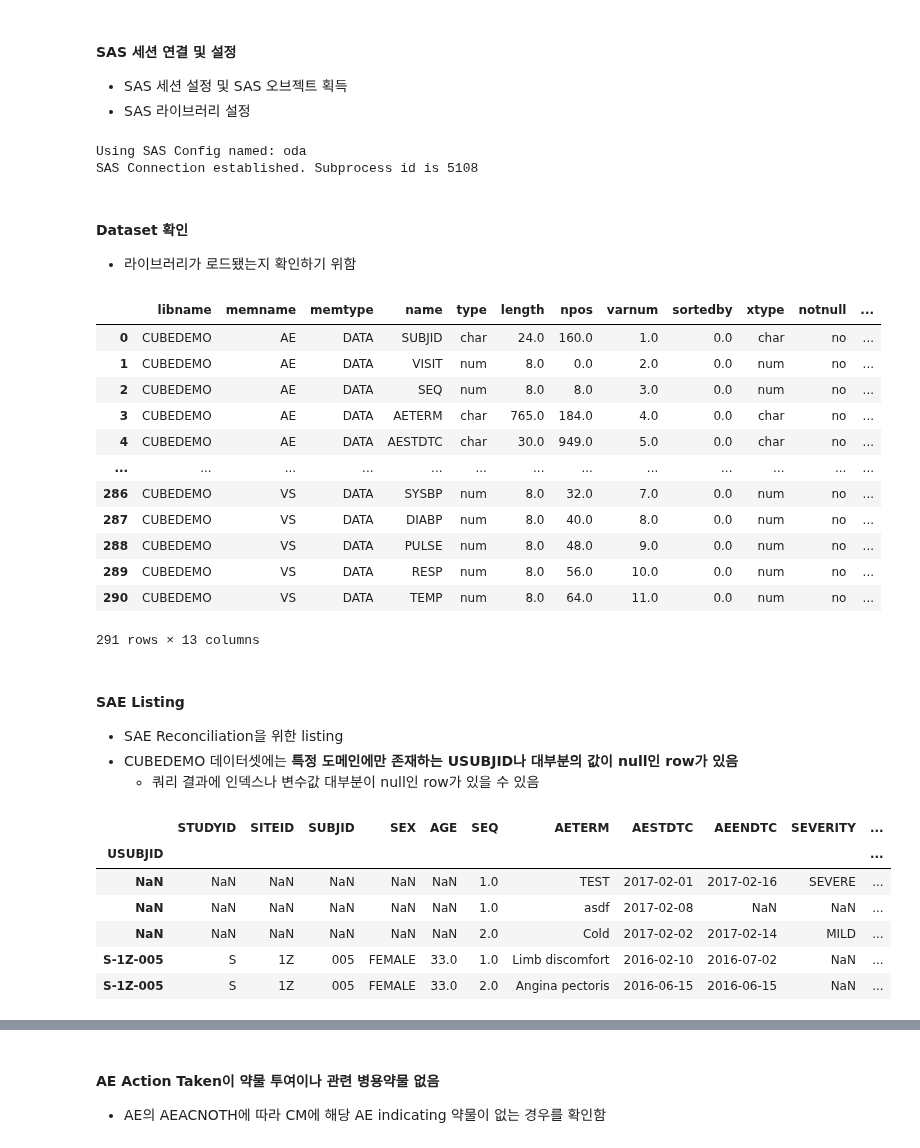
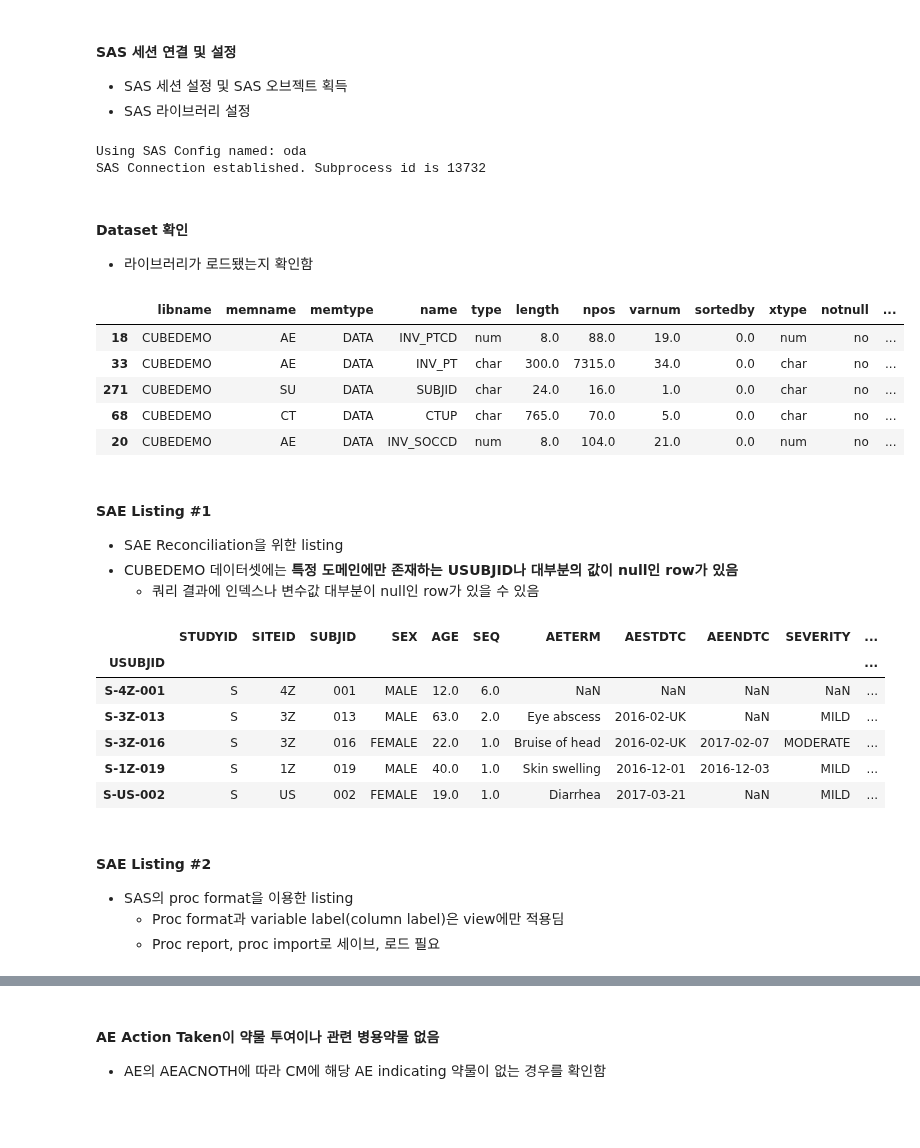
Before and after one commit to beeseosil/pub, a Jupyter notebook: ct/dmc.ipynb, the cells around one changed output, grey strips where cells are left out. Cells and saved outputs as stored; diff of their text form; code cells hidden in the pictures; blank space fills up the shorter version.

Commit message:
SAE Listing #2

```diff
--- a/ct/dmc.ipynb
+++ b/ct/dmc.ipynb
@@ -20,42 +20,37 @@ sas=saspy.SASsession(cfgfile=sascfgfile)
 dbsfile="c:/code/CUBEDEMO2017/spec.xlsx"
 dbs=pd.read_excel(dbsfile)
 _=sas.submit("""
-%let PATH=/home/u63544628/cubedemo;
-libname CUBEDEMO "&PATH.";
+%let ROOT=/home/u63544628;
+%let CUBE=/home/u63544628/cubedemo;
+%let EXTN=/home/u63544628/extern;
+libname CUBEDEMO "&CUBE.";
 """)
 # %% [output]
 Using SAS Config named: oda
-SAS Connection established. Subprocess id is 5108
+SAS Connection established. Subprocess id is 13732
 # %% [markdown]
 #### Dataset 확인
-* 라이브러리가 로드됐는지 확인하기 위함
+* 라이브러리가 로드됐는지 확인함
 # %%
-datasets={q:sas.sasdata(q,"CUBEDEMO") for q in dbs.DOMAIN.unique()}
+# datasets={q:sas.sasdata(q,"CUBEDEMO") for q in dbs.DOMAIN.unique()}
 _=sas.submit("""
 proc sql;
 create table FMT as
     select * from DICTIONARY.COLUMNS where libname="CUBEDEMO"
 ;
 run;
 """)
 fmt=sas.sd2df("FMT")
-fmt.dropna(axis=1)
+fmt.dropna(axis=1).sample(5)
 # %% [output]
 |  | libname | memname | memtype | name | type | length | npos | varnum | sortedby | xtype | notnull | ... |
-| 0 | CUBEDEMO | AE | DATA | SUBJID | char | 24.0 | 160.0 | 1.0 | 0.0 | char | no | ... |
-| 1 | CUBEDEMO | AE | DATA | VISIT | num | 8.0 | 0.0 | 2.0 | 0.0 | num | no | ... |
-| 2 | CUBEDEMO | AE | DATA | SEQ | num | 8.0 | 8.0 | 3.0 | 0.0 | num | no | ... |
-| 3 | CUBEDEMO | AE | DATA | AETERM | char | 765.0 | 184.0 | 4.0 | 0.0 | char | no | ... |
-| 4 | CUBEDEMO | AE | DATA | AESTDTC | char | 30.0 | 949.0 | 5.0 | 0.0 | char | no | ... |
-| ... | ... | ... | ... | ... | ... | ... | ... | ... | ... | ... | ... | ... |
-| 286 | CUBEDEMO | VS | DATA | SYSBP | num | 8.0 | 32.0 | 7.0 | 0.0 | num | no | ... |
-| 287 | CUBEDEMO | VS | DATA | DIABP | num | 8.0 | 40.0 | 8.0 | 0.0 | num | no | ... |
-| 288 | CUBEDEMO | VS | DATA | PULSE | num | 8.0 | 48.0 | 9.0 | 0.0 | num | no | ... |
-| 289 | CUBEDEMO | VS | DATA | RESP | num | 8.0 | 56.0 | 10.0 | 0.0 | num | no | ... |
-| 290 | CUBEDEMO | VS | DATA | TEMP | num | 8.0 | 64.0 | 11.0 | 0.0 | num | no | ... |
+| 18 | CUBEDEMO | AE | DATA | INV_PTCD | num | 8.0 | 88.0 | 19.0 | 0.0 | num | no | ... |
+| 33 | CUBEDEMO | AE | DATA | INV_PT | char | 300.0 | 7315.0 | 34.0 | 0.0 | char | no | ... |
+| 271 | CUBEDEMO | SU | DATA | SUBJID | char | 24.0 | 16.0 | 1.0 | 0.0 | char | no | ... |
+| 68 | CUBEDEMO | CT | DATA | CTUP | char | 765.0 | 70.0 | 5.0 | 0.0 | char | no | ... |
+| 20 | CUBEDEMO | AE | DATA | INV_SOCCD | num | 8.0 | 104.0 | 21.0 | 0.0 | num | no | ... |
-291 rows × 13 columns
 # %% [markdown]
-#### SAE Listing
+#### SAE Listing #1
 * SAE Reconciliation을 위한 listing
 * CUBEDEMO 데이터셋에는 **특정 도메인에만 존재하는 USUBJID나 대부분의 값이 null인 row가 있음**
     * 쿼리 결과에 인덱스나 변수값 대부분이 null인 row가 있을 수 있음
@@ -179,12 +174,17 @@ order by SITEID,SUBJID
 run;
 """)
 sael=sas.sd2df("SAEL").set_index("USUBJID")
-sael.head()
+sael.sample(5)
 # %% [output]
 |  | STUDYID | SITEID | SUBJID | SEX | AGE | SEQ | AETERM | AESTDTC | AEENDTC | SEVERITY | ... |
 | USUBJID |  |  |  |  |  |  |  |  |  |  | ... |
-| NaN | NaN | NaN | NaN | NaN | NaN | 1.0 | TEST | 2017-02-01 | 2017-02-16 | SEVERE | ... |
-| NaN | NaN | NaN | NaN | NaN | NaN | 1.0 | asdf | 2017-02-08 | NaN | NaN | ... |
-| NaN | NaN | NaN | NaN | NaN | NaN | 2.0 | Cold | 2017-02-02 | 2017-02-14 | MILD | ... |
-| S-1Z-005 | S | 1Z | 005 | FEMALE | 33.0 | 1.0 | Limb discomfort | 2016-02-10 | 2016-07-02 | NaN | ... |
-| S-1Z-005 | S | 1Z | 005 | FEMALE | 33.0 | 2.0 | Angina pectoris | 2016-06-15 | 2016-06-15 | NaN | ... |
+| S-4Z-001 | S | 4Z | 001 | MALE | 12.0 | 6.0 | NaN | NaN | NaN | NaN | ... |
+| S-3Z-013 | S | 3Z | 013 | MALE | 63.0 | 2.0 | Eye abscess | 2016-02-UK | NaN | MILD | ... |
+| S-3Z-016 | S | 3Z | 016 | FEMALE | 22.0 | 1.0 | Bruise of head | 2016-02-UK | 2017-02-07 | MODERATE | ... |
+| S-1Z-019 | S | 1Z | 019 | MALE | 40.0 | 1.0 | Skin swelling | 2016-12-01 | 2016-12-03 | MILD | ... |
+| S-US-002 | S | US | 002 | FEMALE | 19.0 | 1.0 | Diarrhea | 2017-03-21 | NaN | MILD | ... |
+# %% [markdown]
+#### SAE Listing #2
+* SAS의 proc format을 이용한 listing
+    * Proc format과 variable label(column label)은 view에만 적용딤
+    * Proc report, proc import로 세이브, 로드 필요
```
Also changed, not shown: parts of 8 cells of this notebook.
